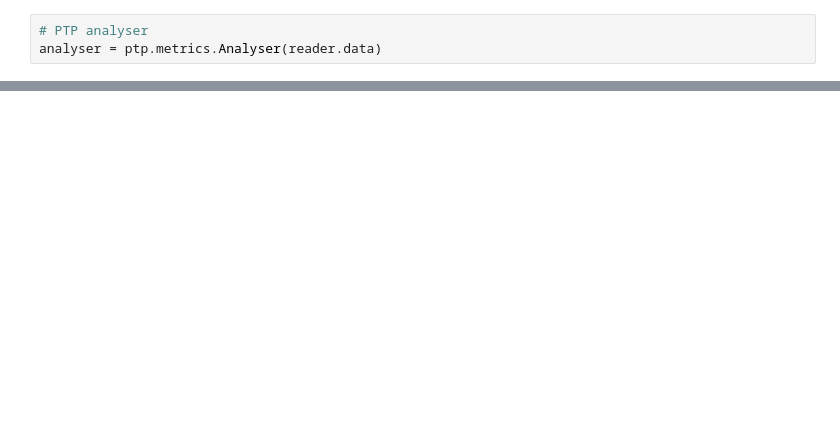
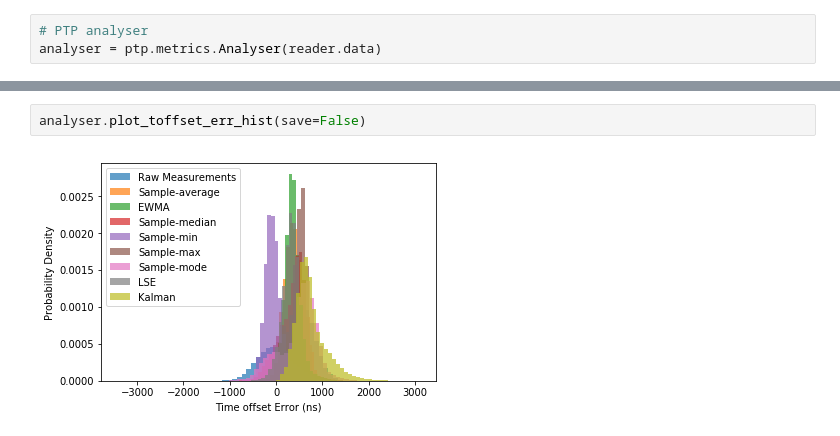
Before and after one commit to lasseufpa/ptp-dal, a Jupyter notebook: notebooks/Reader Demo.ipynb, the cells around one changed output, grey strips where cells are left out. Saved outputs shown, nothing was run; the diff lists cells and outputs as text; blank space fills up the shorter version.

```diff
--- a/notebooks/Reader Demo.ipynb
+++ b/notebooks/Reader Demo.ipynb
@@ -86,3 +132,7 @@ analyser.plot_toffset_vs_time(save=False)
+# %%
+analyser.plot_toffset_err_hist(save=False)
+# %% [output]
+[figure, added]
 # %%
 analyser.plot_toffset_err_vs_time(show_raw = False, save=False)
 # %% [output]
```
Also changed, not shown: parts of 39 cells of this notebook, 1 other file.
